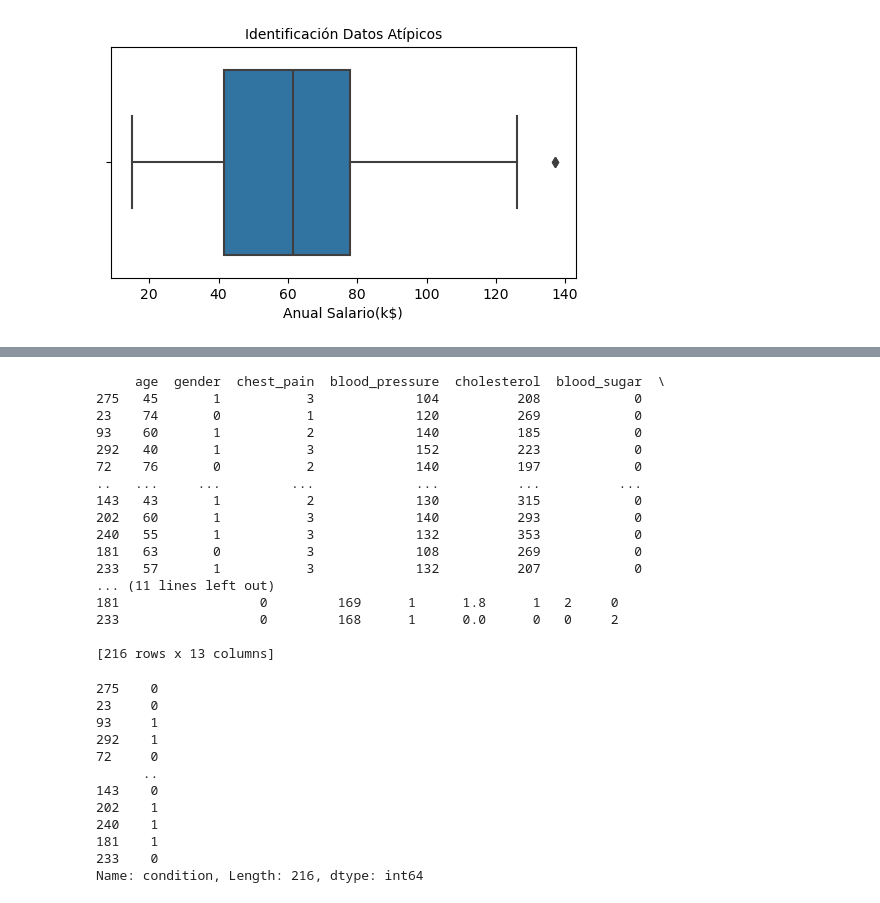
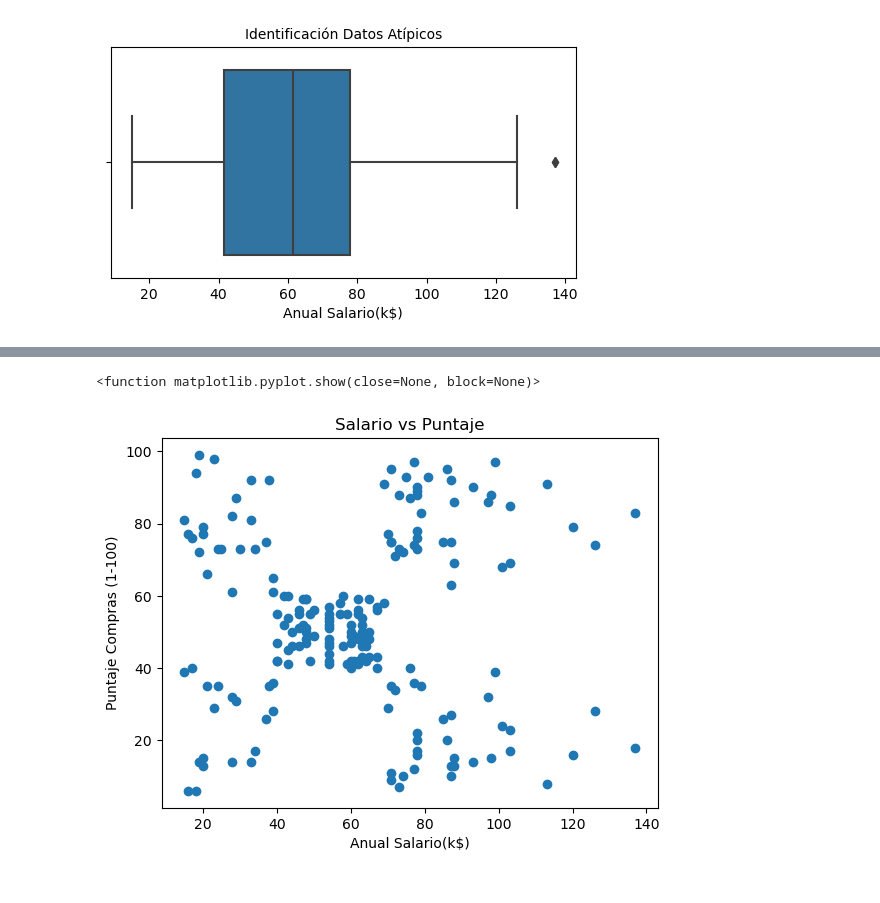
Before and after one commit to ManuelDaza01/UNAD-Analisis_Datos, a Jupyter notebook: hierarchical_clustering.ipynb, the cells around one changed output, grey strips where cells are left out. Drawn from its saved outputs; the diff is of its cells as text; code cells hidden in the pictures.

```diff
--- a/hierarchical_clustering.ipynb
+++ b/hierarchical_clustering.ipynb
@@ -119,3 +109,0 @@ El total de datos atipicos es: 6
-# %%
-#Filtrar datos atipicos
-data=data[(data['heart_rate']<hr_max)&(data['heart_rate']>hr_min)]
@@ -150,0 +125,5 @@ memory usage: 33.9 KB
+# %%
+hr_min=5
+hr_max=100
+total_atipicos=((data['Puntaje Compras (1-100)']<hr_min)|(data['Puntaje Compras (1-100)']>hr_max)).sum()
+print("El total de datos atipicos es: {}".format(total_atipicos))
@@ -150,0 +132,2 @@ memory usage: 33.9 KB
+# %%
+data=data[(data['Puntaje Compras (1-100)']<hr_max)&(data['Puntaje Compras (1-100)']>hr_min)]
@@ -153,5 +143,5 @@ condition — (El Valor que nos interesa) — diagnosis of heart disease (angiog
 # %%
 #3. Seleccionar las características más relevantes para entrenar:
-#El objetivo es detectar la presencia de una enfermedad cardíaca.
+#El objetivo es analizar el puntaje de credito de los clientes segun su edad y el salario que ganan.
 
-data['condition'].value_counts()
+data=data[['Edad','Anual Salario(k$)','Puntaje Compras (1-100)']]
@@ -183 +168,12 @@ Name: condition, dtype: int64
+# %%
+#Grafica del agrupamiento de datos
+
+plt.scatter(data['Anual Salario(k$)'], data['Puntaje Compras (1-100)'])
+plt.xlabel('Anual Salario(k$)')
+plt.ylabel('Puntaje Compras (1-100)')
+plt.title('Salario vs Puntaje')
+plt.show
+# %% [output]
+<function matplotlib.pyplot.show(close=None, block=None)>
+[figure, added]
 # %%
@@ -193,35 +183,0 @@ X_train, X_test, Y_train, Y_test = train_test_split(X, Y, test_size=0.25, strati
-# %%
-print(X_train)
-# %% [output]
-     age  gender  chest_pain  blood_pressure  cholesterol  blood_sugar  \
-275   45       1           3             104          208            0
-23    74       0           1             120          269            0
-93    60       1           2             140          185            0
-292   40       1           3             152          223            0
-72    76       0           2             140          197            0
-..   ...     ...         ...             ...          ...          ...
-143   43       1           2             130          315            0
-202   60       1           3             140          293            0
-240   55       1           3             132          353            0
-181   63       0           3             108          269            0
-233   57       1           3             132          207            0
-... (11 lines left out)
-181                  0         169      1      1.8      1   2     0
-233                  0         168      1      0.0      0   0     2
-
-[216 rows x 13 columns]
-# %%
-print(Y_train)
-# %% [output]
-275    0
-23     0
-93     1
-292    1
-72     0
-      ..
-143    0
-202    1
-240    1
-181    1
-233    0
-Name: condition, Length: 216, dtype: int64
```
Also changed, not shown: parts of 20 cells of this notebook.
